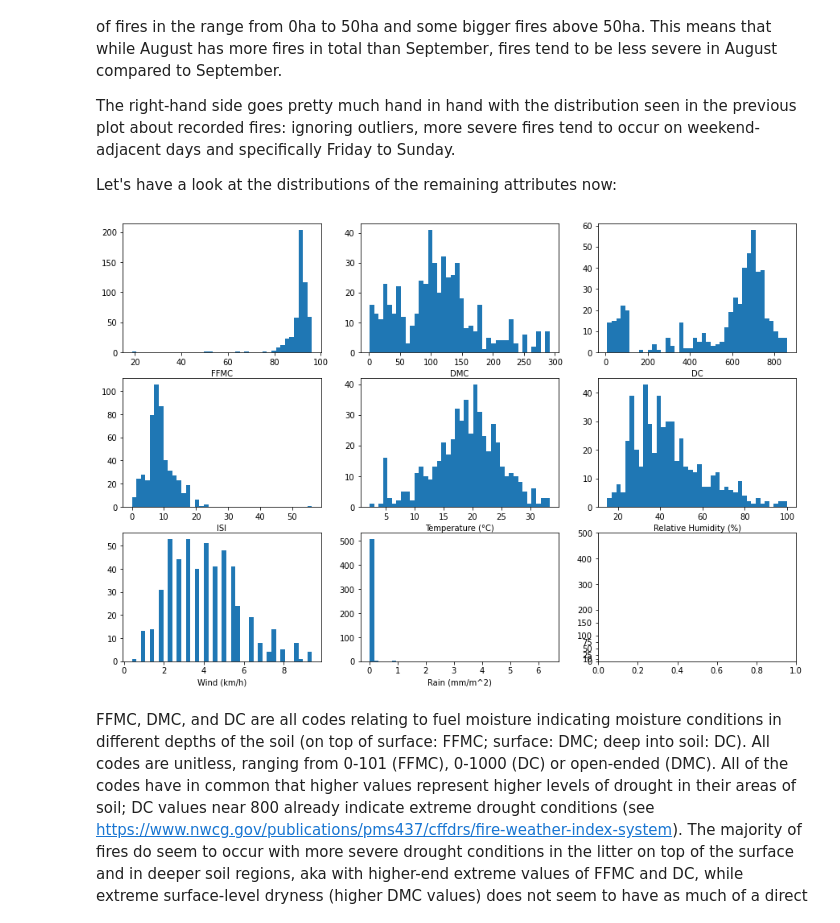
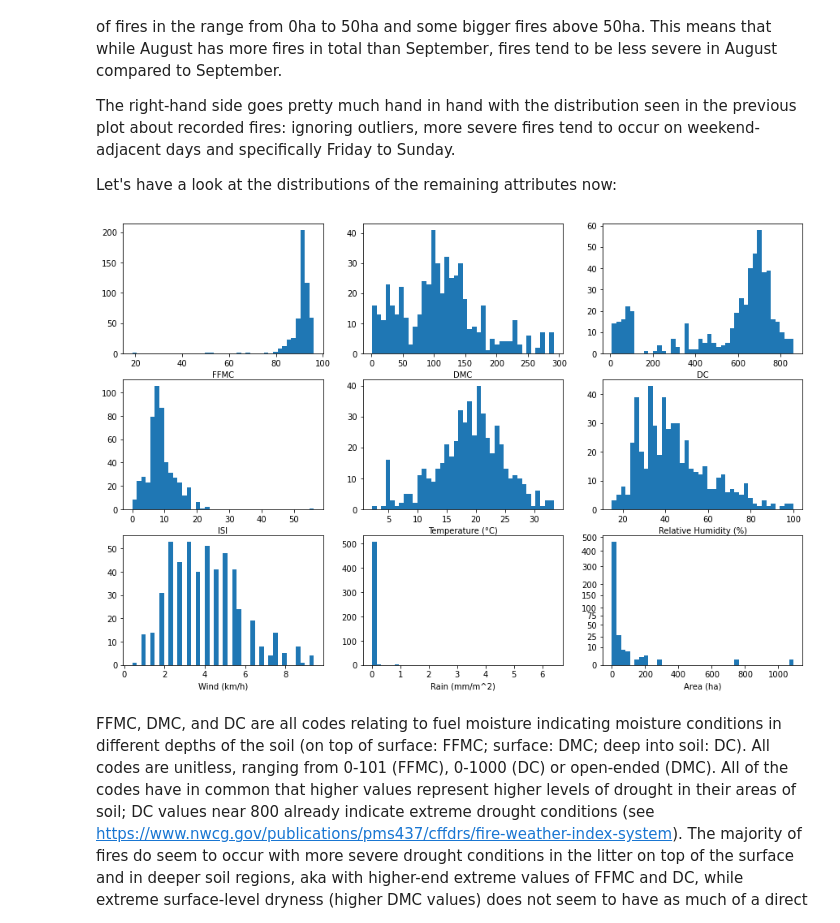
Before and after one commit to laura-riedel/ML-IDA-1-final-project, a Jupyter notebook: src/data_exploration.ipynb, the cells around one changed output. Drawn from its saved outputs; the diff is of its cells as text; code cells hidden in the pictures.

Commit message:
Clean data exploration

```diff
--- a/src/data_exploration.ipynb
+++ b/src/data_exploration.ipynb
@@ -124,31 +124,34 @@ Let's have a look at the distributions of the remaining attributes now:
 # %%
 # view distribution of other attributes
 fig, axs = plt.subplots(3,3, figsize=(15,10))
 axs[0,0].hist(data_df['FFMC'], bins=40, align='mid')
 axs[0,0].set_xlabel('FFMC')
 # axs[0,0].set_yscale('function',functions=(forward,inverse))
 # axs[0,0].set_yticks([0,10,25,50,75,100,125,150,175])
 axs[0,1].hist(data_df['DMC'], bins=40, align='mid')
 axs[0,1].set_xlabel('DMC')
 axs[0,2].hist(data_df['DC'], bins=40, align='mid')
 axs[0,2].set_xlabel('DC')
 axs[1,0].hist(data_df['ISI'], bins=40, align='mid')
 axs[1,0].set_xlabel('ISI')
 # axs[1,0].set_yscale('function',functions=(forward,inverse))
 # axs[1,0].set_yticks([0,10,25,50,60,70,80,90,100])
 axs[1,1].hist(data_df['temp'], bins=40, align='mid')
 axs[1,1].set_xlabel('Temperature (°C)')
 axs[1,2].hist(data_df['RH'], bins=40, align='mid')
 axs[1,2].set_xlabel('Relative Humidity (%)')
 axs[2,0].hist(data_df['wind'], bins=40, align='mid')
 axs[2,0].set_xlabel('Wind (km/h)')
 axs[2,1].hist(data_df['rain'], bins=40, align='mid')
 axs[2,1].set_xlabel('Rain (mm/m^2)')
 axs[2,2].set_yticks([0,10,25,50,75,100,150,200,300,400,500])
-
+axs[2,2].hist(data_df['area'], bins=40, align='mid')
+axs[2,2].set_xlabel('Area (ha)')
+axs[2,2].set_yscale('function',functions=(forward,inverse))
+axs[2,2].set_yticks([0,10,25,50,75,100,150,200,300,400,500])
 plt.show()
 # %% [output]
-[figure, old version]
+[figure, new version]
 # %% [markdown]
 FFMC, DMC, and DC are all codes relating to fuel moisture indicating moisture conditions in different depths of the soil (on top of surface: FFMC; surface: DMC; deep into soil: DC). All codes are unitless, ranging from 0-101 (FFMC), 0-1000 (DC) or open-ended (DMC). All of the codes have in common that higher values represent higher levels of drought in their areas of soil; DC values near 800 already indicate extreme drought conditions (see https://www.nwcg.gov/publications/pms437/cffdrs/fire-weather-index-system).
 The majority of fires do seem to occur with more severe drought conditions in the litter on top of the surface and in deeper soil regions, aka with higher-end extreme values of FFMC and DC, while extreme surface-level dryness (higher DMC values) does not seem to have as much of a direct co-occurrence with recorded fires.
```
